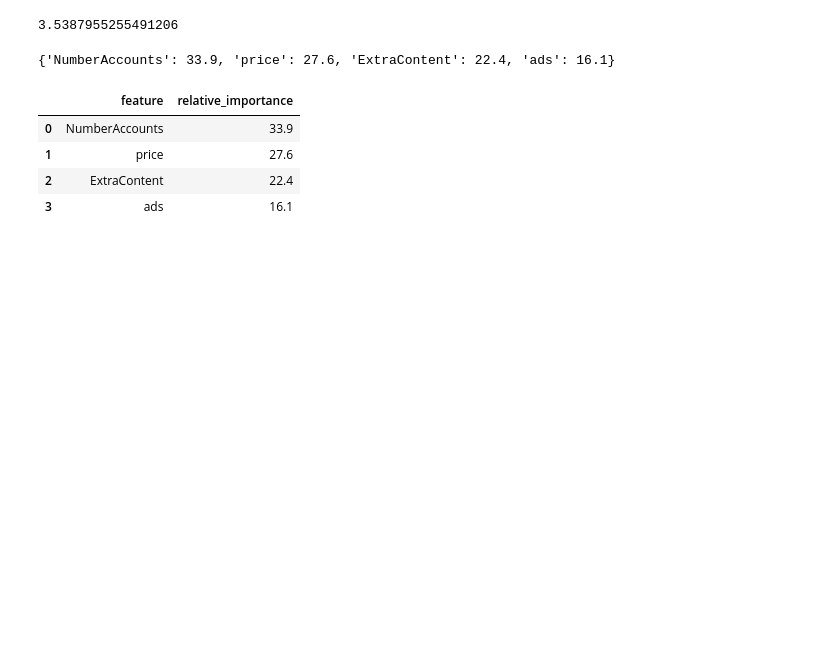
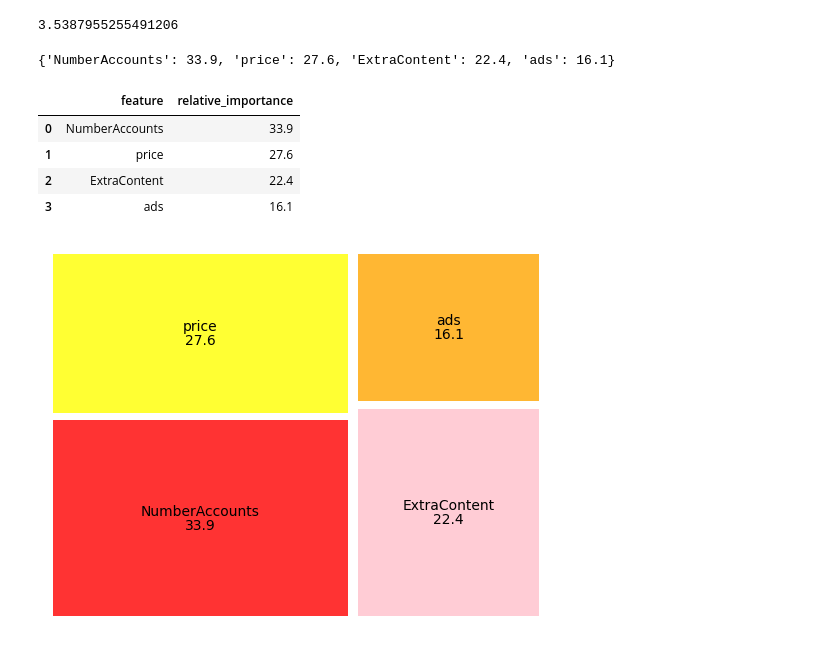
Before and after one commit to jeremysb1/conjoint-analysis, a Jupyter notebook: cbc.ipynb, the cells around one changed output. Cells and saved outputs as stored; diff of their text form; code cells hidden in the pictures; blank space fills up the shorter version.

Commit message:
added treemap

```diff
--- a/cbc.ipynb
+++ b/cbc.ipynb
@@ -268,3 +268,15 @@ df_importances
 | 1 | price | 27.6 |
 | 2 | ExtraContent | 22.4 |
 | 3 | ads | 16.1 |
+# %%
+# treemap
+squarify.plot(sizes = df_importances.relative_importance,
+              label = df_importances.feature,
+              color = ["red", "yellow", "pink", "orange"],
+              value = df_importances.relative_importance,
+              alpha = 0.8,
+              pad = 1)
+plt.axis("off")
+plt.show()
+# %% [output]
+[figure, added]
```
